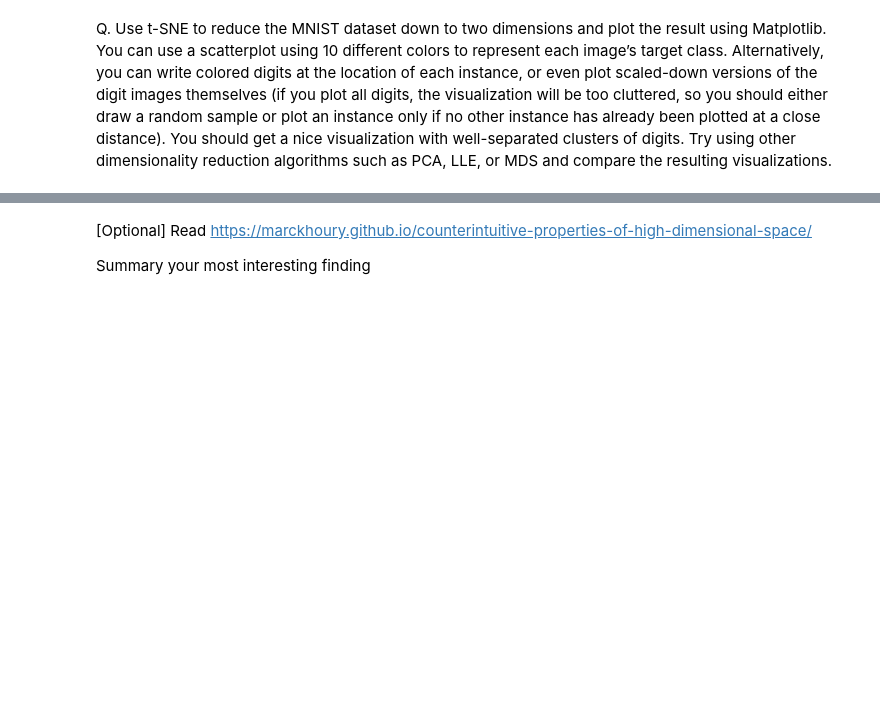
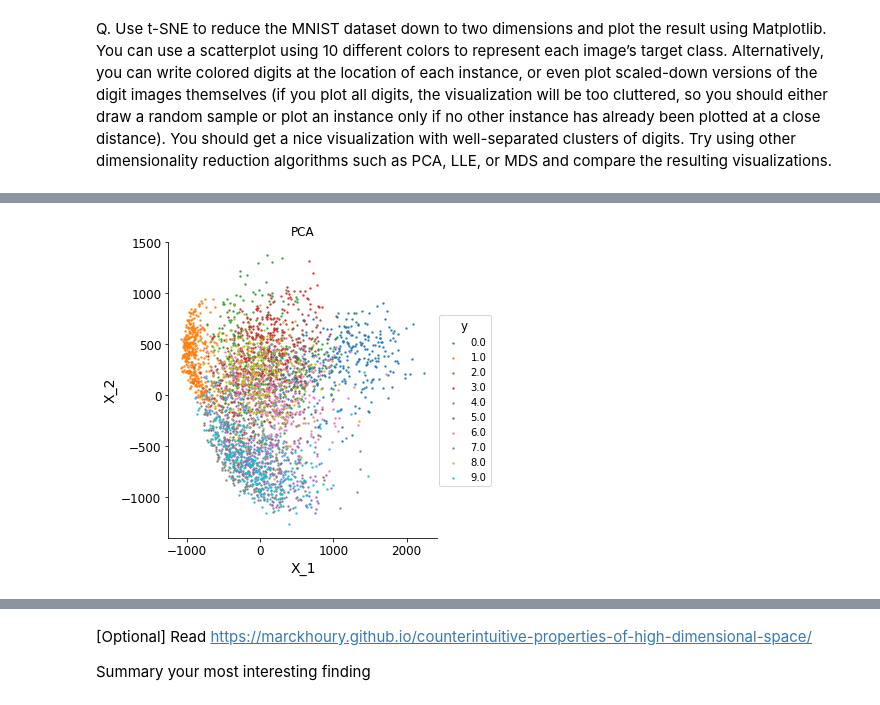
Before and after one commit to derek-pyne/ml_playground, a Jupyter notebook: classes/machine_learning/W8_Pyne_qq233068.ipynb, the cells around one changed output, grey strips where cells are left out. Cells and saved outputs as stored; diff of their text form; code cells hidden in the pictures; blank space fills up the shorter version.

```diff
--- a/classes/machine_learning/W8_Pyne_qq233068.ipynb
+++ b/classes/machine_learning/W8_Pyne_qq233068.ipynb
@@ -44,0 +127,6 @@ Q. Use t-SNE to reduce the MNIST dataset down to two dimensions and plot the res
+# %%
+pca = PCA(n_components=2)
+X_pca = pca.fit_transform(X_sample)
+dimensionality_reduction_plot(X_pca, y_sample, title='PCA')
+# %% [output]
+[figure, added]
```
Also changed, not shown: parts of 28 cells of this notebook.
